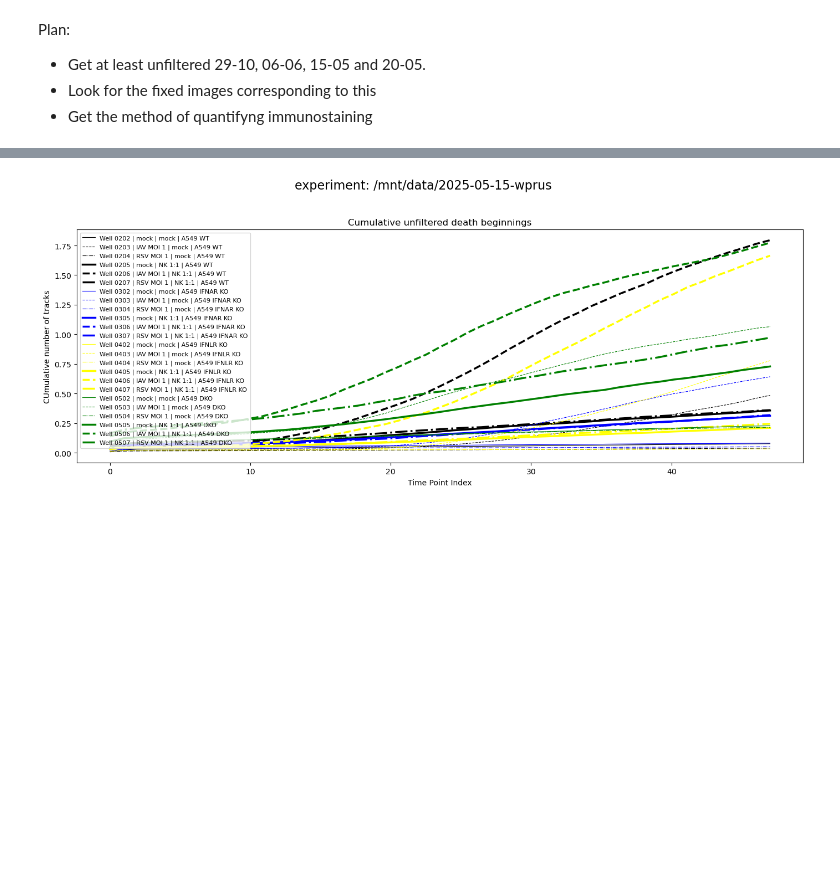
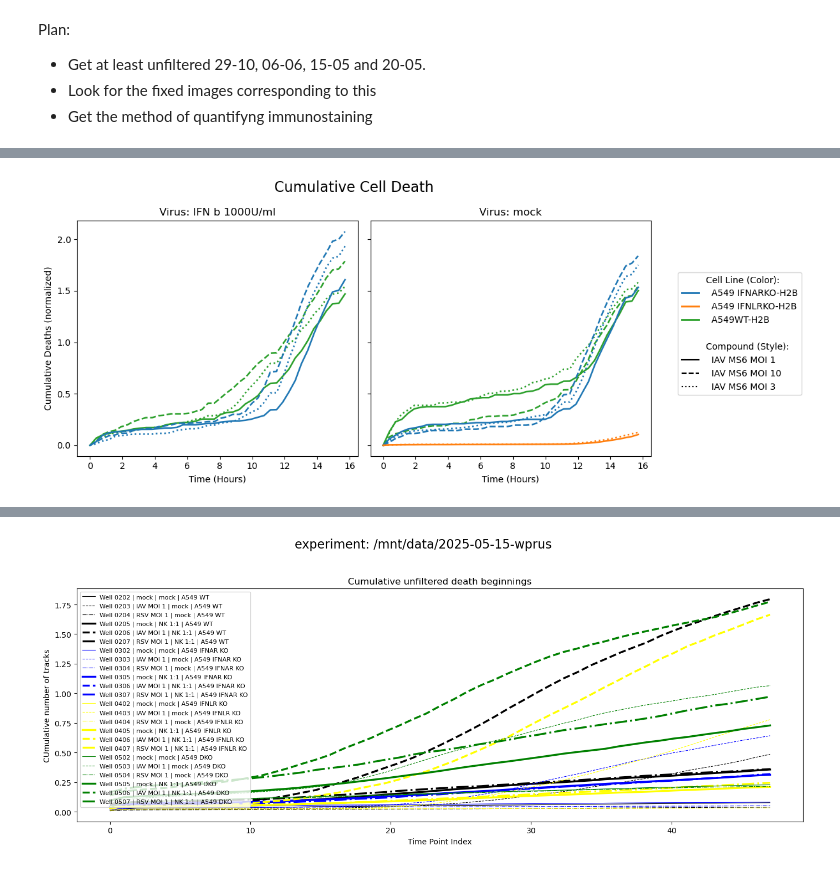
Before and after one commit to Kaczyniec/cell-track-analysis, a Jupyter notebook: notebooks/NK_deaths.ipynb, the cells around one changed output, grey strips where cells are left out. Cells and saved outputs as stored; diff of their text form; code cells hidden in the pictures; blank space fills up the shorter version.

```diff
--- a/notebooks/NK_deaths.ipynb
+++ b/notebooks/NK_deaths.ipynb
@@ -123,0 +1118,90 @@ NameError: name 'ax_filtered' is not defined
+# %%
+import matplotlib.pyplot as plt
+import pandas as pd
+import numpy as np
+from matplotlib.lines import Line2D
+
+# --- Conversion Constant ---
+SEC_PER_FRAME = 1380
+HOURS_PER_FRAME = SEC_PER_FRAME / 3600
+
+# 1. Filter and Prepare Data
+df_filtered = tracks[(tracks.length > 5) & (tracks.beginning != 0)&(tracks.Compound!='None')].copy()
+
+# Dynamically extract unique values assuming the DataFrame columns are now correct
+cell_types = sorted(df_filtered['Cell Type'].dropna().unique())
+viruses = sorted(df_filtered['compound 2'].dropna().unique())
+compounds = sorted(df_filtered['Compound'].dropna().unique())
+
+# 2. Mapping Logic
+# Assign colors dynamically to Cell Types
+colors =['tab:blue', 'tab:orange', 'tab:green', 'tab:red', 'tab:purple', 'tab:brown', 'tab:pink', 'tab:gray']
+cell_color_map = {ct: colors[i % len(colors)] for i, ct in enumerate(cell_types)}
+
+# Assign linestyles dynamically to Compounds (no more hardcoded 'IFN' / 'mock' checks)
+linestyles = ['-', '--', ':', '-.']
+linestyle_map = {comp: linestyles[i % len(linestyles)] for i, comp in enumerate(compounds)}
+
+# 3. Setup Subplots
+# Create a subplot for each Virus
+n_subplots = len(viruses)
+fig, axes = plt.subplots(1, n_subplots, figsize=(5 * n_subplots, 5), sharey=True)
+if n_subplots == 1:
+    axes = [axes]
+
+ax_dict = {virus: ax for virus, ax in zip(viruses, axes)}
+fig.suptitle('Cumulative Cell Death', fontsize=16)
+
+max_frames = int(tracks['beginning'].max()) + 1
+full_index = pd.RangeIndex(max_frames)
+
+# Create the time array in hours for the x-axis
+time_hours = np.arange(max_frames) * HOURS_PER_FRAME
+
+# 4. Plotting Logic
+for well, group in df_filtered.groupby('well'):
+    # Extract correctly named fields directly from the dataframe
+    cell_type = group['Cell Type'].iloc[0]
+    virus = group['compound 2'].iloc[0]
+    compound = group['Compound'].iloc[0]
+
+    color = cell_color_map[cell_type]
+    linestyle = linestyle_map[compound]
+
+    H, _ = np.histogram(group['beginning'], bins=max_frames, range=(0, max_frames))
+
+    try:
+        # Assumes h2b is defined elsewhere in your script
+        nuc_df = h2b[h2b['well'] == well].sort_values('time_point_index').set_index('time_point_index')['nuclei_number']
+        nums = nuc_df.reindex(full_index).ffill().bfill().to_numpy()
+    except (NameError, KeyError):
+        nums = np.ones(max_frames)
+
+    cumsum_H = np.cumsum(H / nums)
+
+    # Plot onto the specific Virus subplot
+    if virus in ax_dict:
+        ax = ax_dict[virus]
+        ax.plot(time_hours, cumsum_H, color=color, linestyle=linestyle, linewidth=1.8)
+
+# 5. Formatting
+for virus, ax in ax_dict.items():
+    ax.set_title(f'Virus: {virus}')
+    ax.set_xlabel('Time (Hours)')
+    if ax == axes[0]:
+        ax.set_ylabel('Cumulative Deaths (normalized)')
+
+# 6. Legend
+legend_elements =[
+    Line2D([0], [0], color='w', label='Cell Line (Color):'),
+    *[Line2D([0], [0], color=cell_color_map[ct], lw=2, label=f'  {ct}') for ct in cell_types],
+    Line2D([0], [0], color='w', label=' '),
+    Line2D([0], [0], color='w', label='Compound (Style):'),
+    *[Line2D([0], [0], color='black', linestyle=ls, lw=1.5, label=f'  {c}') for c, ls in linestyle_map.items()]
+]
+
+fig.legend(handles=legend_elements, loc='center left', bbox_to_anchor=(1.0, 0.5))
+plt.tight_layout(rect=[0, 0, 0.98, 1])
+plt.show()
+# %% [output]
+[figure, added]
```
Also changed, not shown: parts of 35 cells of this notebook, 10 other files.
